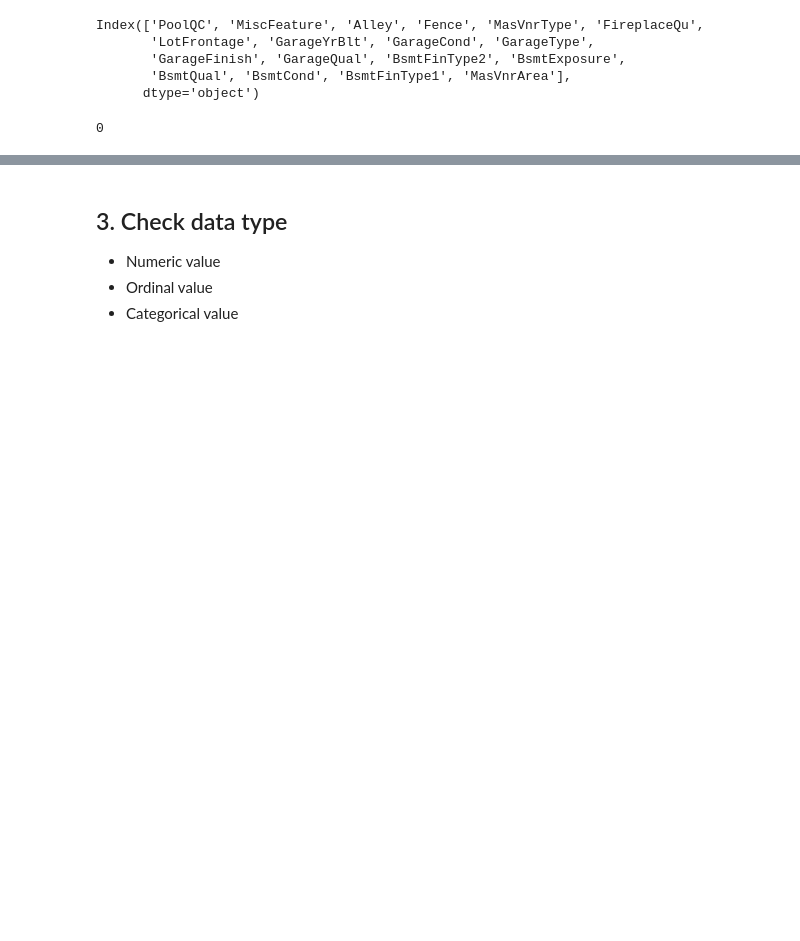
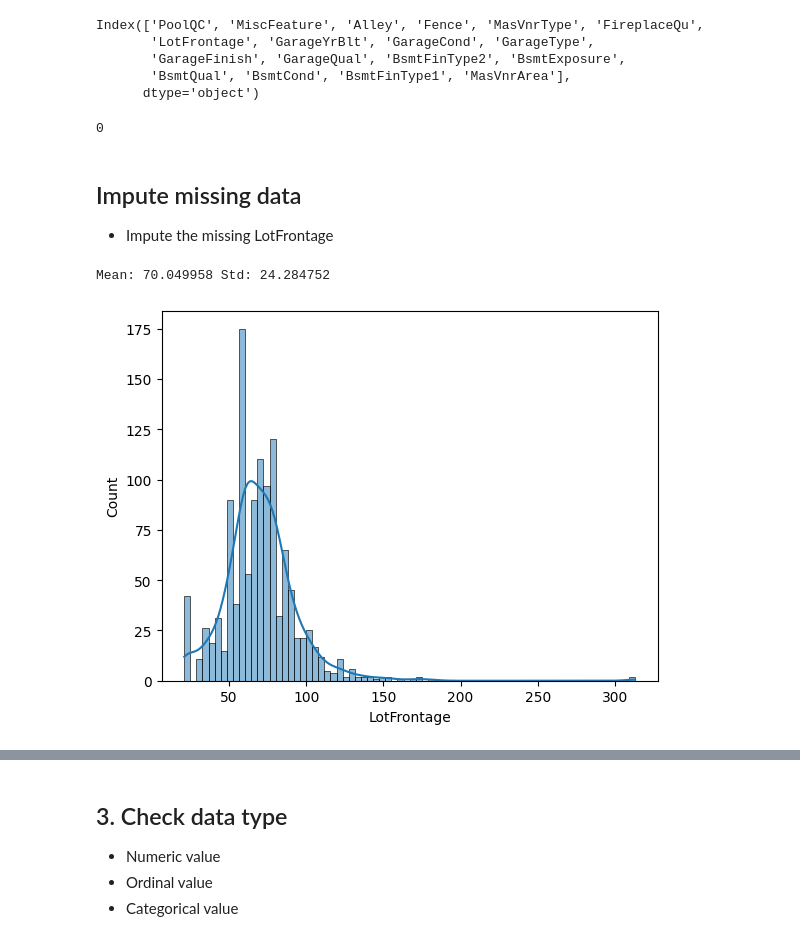
Before and after one commit to brookefzy/pitaya, a Jupyter notebook: HousingPricePredictor/01_exploratory_data_analysis.ipynb, the cells around one changed output, grey strips where cells are left out. Drawn from its saved outputs; the diff is of its cells as text; code cells hidden in the pictures; blank space fills up the shorter version.

```diff
--- a/HousingPricePredictor/01_exploratory_data_analysis.ipynb
+++ b/HousingPricePredictor/01_exploratory_data_analysis.ipynb
@@ -133,3 +134,13 @@ df_train = df_train.drop(df_train.loc[df_train['Electrical'].isnull()].index)
 df_train.isnull().sum().max() #just checking that there's no missing data missing...
 # %% [output]
 0
+# %% [markdown]
+## Impute missing data
+* Impute the missing LotFrontage
+# %%
+# check the variable distribution first
+sns.histplot(df_train['LotFrontage'], kde=True)
+print("Mean: %f" % df_train['LotFrontage'].mean(), "Std: %f" % df_train['LotFrontage'].std())
+# %% [output]
+Mean: 70.049958 Std: 24.284752
+[figure, added]
```
Also changed, not shown: parts of 11 cells of this notebook, 13 other files.
